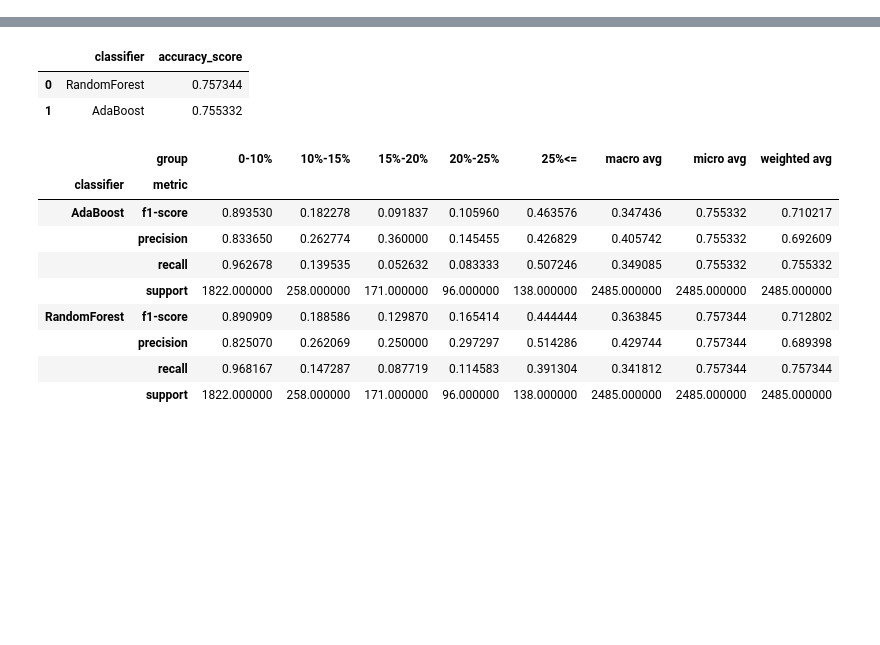
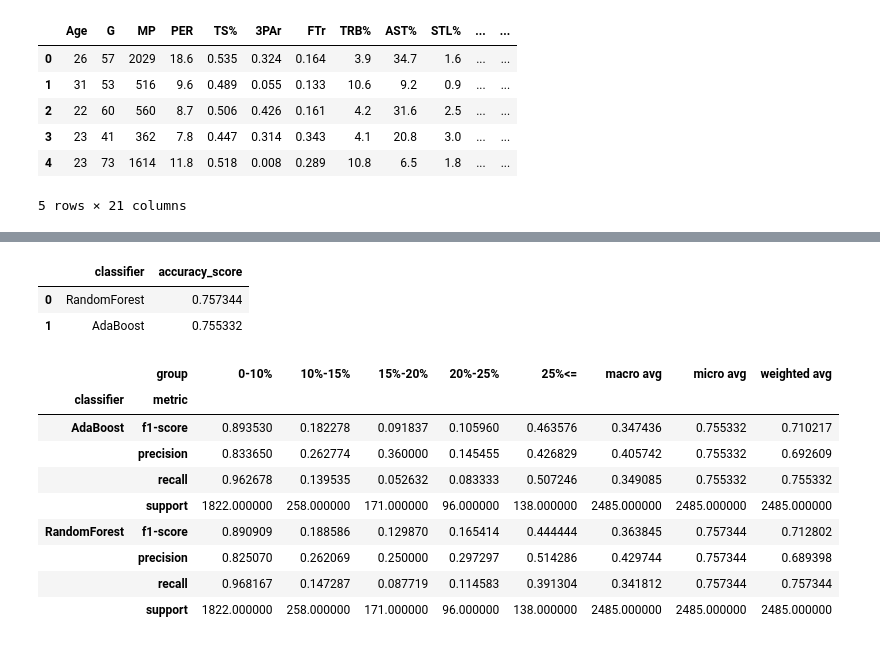
Before and after one commit to barcilla/NBA_Salary_Prediction, a Jupyter notebook: In-Depth Analysis/Capstone 1 In-Depth Analysis.ipynb, the cells around one changed output, grey strips where cells are left out. Drawn from its saved outputs; the diff is of its cells as text; code cells hidden in the pictures; blank space fills up the shorter version.

```diff
--- a/In-Depth Analysis/Capstone 1 In-Depth Analysis.ipynb
+++ b/In-Depth Analysis/Capstone 1 In-Depth Analysis.ipynb
@@ -22,4 +22,14 @@ feature_names = ['Age', 'G', 'MP', 'PER', 'TS%', '3PAr', 'FTr', 'TRB%', 'AST%',
 
 X = np.array(df.iloc[:,0:20])
 y = np.array(df.group)
+# %%
+df.head()
+# %% [output]
+|  | Age | G | MP | PER | TS% | 3PAr | FTr | TRB% | AST% | STL% | ... | ... |
+| 0 | 26 | 57 | 2029 | 18.6 | 0.535 | 0.324 | 0.164 | 3.9 | 34.7 | 1.6 | ... | ... |
+| 1 | 31 | 53 | 516 | 9.6 | 0.489 | 0.055 | 0.133 | 10.6 | 9.2 | 0.9 | ... | ... |
+| 2 | 22 | 60 | 560 | 8.7 | 0.506 | 0.426 | 0.161 | 4.2 | 31.6 | 2.5 | ... | ... |
+| 3 | 23 | 41 | 362 | 7.8 | 0.447 | 0.314 | 0.343 | 4.1 | 20.8 | 3.0 | ... | ... |
+| 4 | 23 | 73 | 1614 | 11.8 | 0.518 | 0.008 | 0.289 | 10.8 | 6.5 | 1.8 | ... | ... |
+5 rows × 21 columns
 # %%
```
Also changed, not shown: parts of 16 cells of this notebook.
